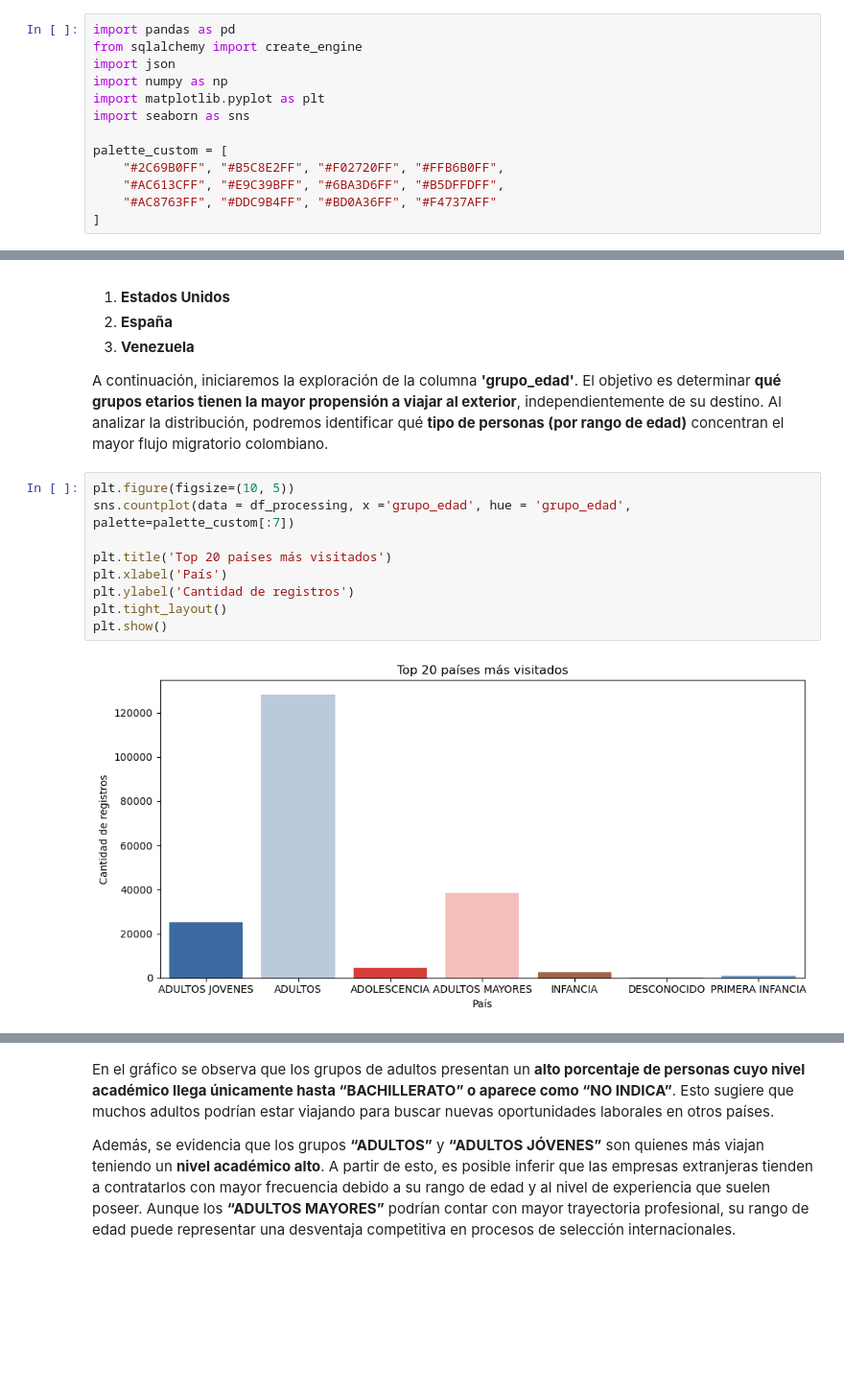
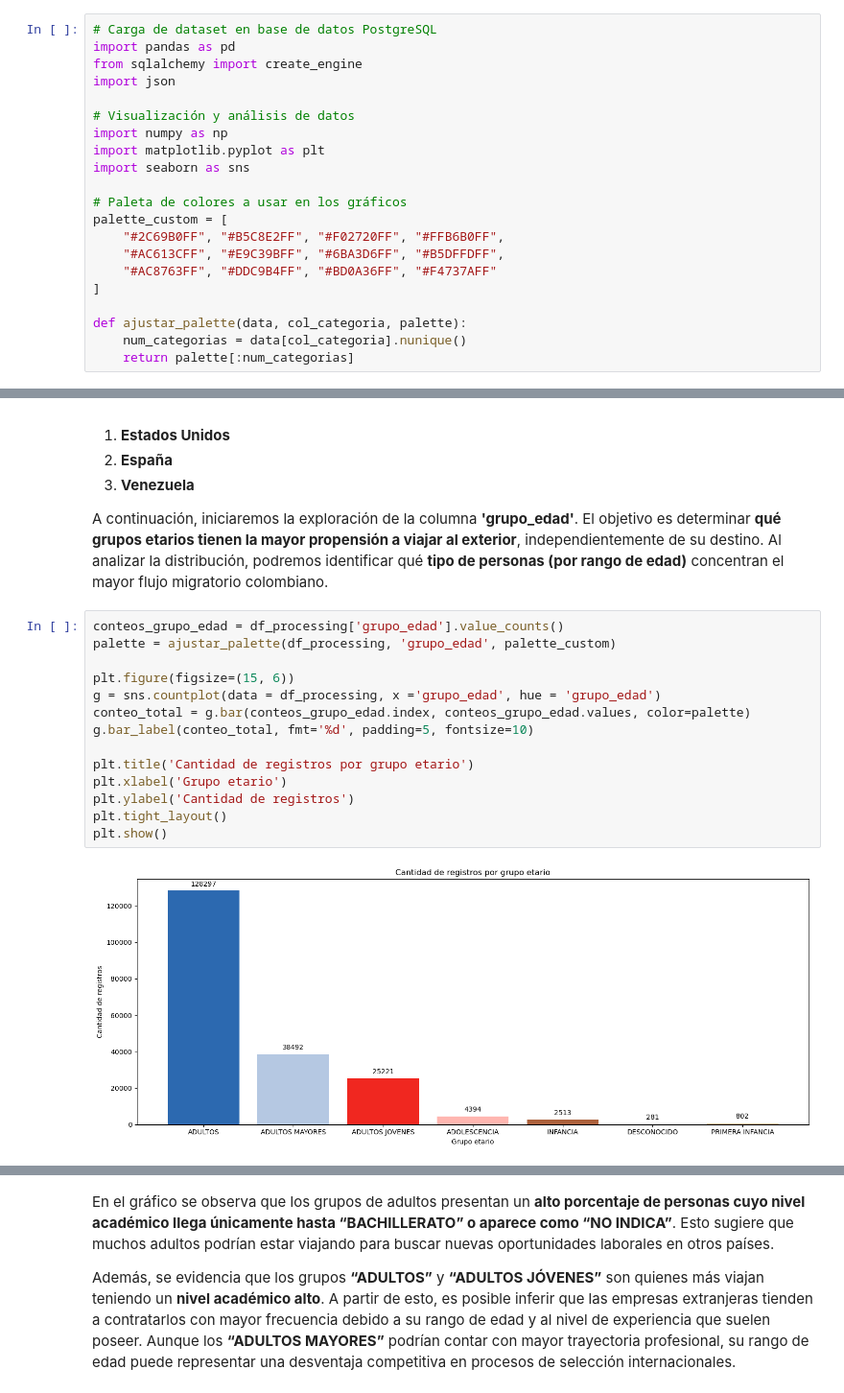
Before and after one commit to AlejandroSegura24/Colombians-migration-data-analysis, a Jupyter notebook: Notebooks/EDA colombians migration.ipynb, the cells around one changed output, grey strips where cells are left out. Shown at 96% size. Saved outputs shown, nothing was run; the diff lists cells and outputs as text; blank space fills up the shorter version.

```diff
--- a/Notebooks/EDA colombians migration.ipynb
+++ b/Notebooks/EDA colombians migration.ipynb
@@ -3,18 +3,26 @@
 # %% [markdown]
 ## librerías, carga de datos  y primera inspección
 # %%
+# Carga de dataset en base de datos PostgreSQL
 import pandas as pd
 from sqlalchemy import create_engine
 import json
+
+# Visualización y análisis de datos
 import numpy as np
 import matplotlib.pyplot as plt
 import seaborn as sns
 
+# Paleta de colores a usar en los gráficos
 palette_custom = [
     "#2C69B0FF", "#B5C8E2FF", "#F02720FF", "#FFB6B0FF",
     "#AC613CFF", "#E9C39BFF", "#6BA3D6FF", "#B5DFFDFF",
     "#AC8763FF", "#DDC9B4FF", "#BD0A36FF", "#F4737AFF"
 ]
+
+def ajustar_palette(data, col_categoria, palette):
+    num_categorias = data[col_categoria].nunique()
+    return palette[:num_categorias]
 # %% [markdown]
 Cargaremos el **conjunto de datos** (dataset) desde **PostgreSQL** para:
 
@@ -365,16 +368,21 @@ Esta exploración **confirma** los hallazgos de las consultas previas de **SQL**
 
 A continuación, iniciaremos la exploración de la columna **'grupo_edad'**. El objetivo es determinar **qué grupos etarios tienen la mayor propensión a viajar al exterior**, independientemente de su destino. Al analizar la distribución, podremos identificar qué **tipo de personas (por rango de edad)** concentran el mayor flujo migratorio colombiano.
 # %%
-plt.figure(figsize=(10, 5))
-sns.countplot(data = df_processing, x ='grupo_edad', hue = 'grupo_edad', palette=palette_custom[:7])
+conteos_grupo_edad = df_processing['grupo_edad'].value_counts()
+palette = ajustar_palette(df_processing, 'grupo_edad', palette_custom)
 
-plt.title('Top 20 países más visitados')
-plt.xlabel('País')
+plt.figure(figsize=(15, 6))
+g = sns.countplot(data = df_processing, x ='grupo_edad', hue = 'grupo_edad')
+conteo_total = g.bar(conteos_grupo_edad.index, conteos_grupo_edad.values, color=palette)
+g.bar_label(conteo_total, fmt='%d', padding=5, fontsize=10)
+
+plt.title('Cantidad de registros por grupo etario')
+plt.xlabel('Grupo etario')
 plt.ylabel('Cantidad de registros')
 plt.tight_layout()
 plt.show()
 # %% [output]
-[figure, old version]
+[figure, new version]
 # %% [markdown]
 ### Análisis grupo etario ADULTOS
 
```
Also changed, not shown: parts of 15 cells of this notebook, 1 other file.
